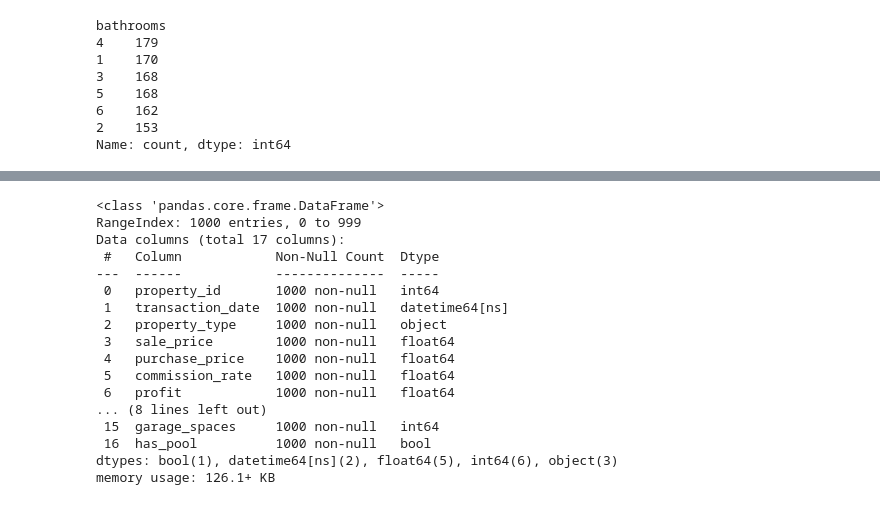
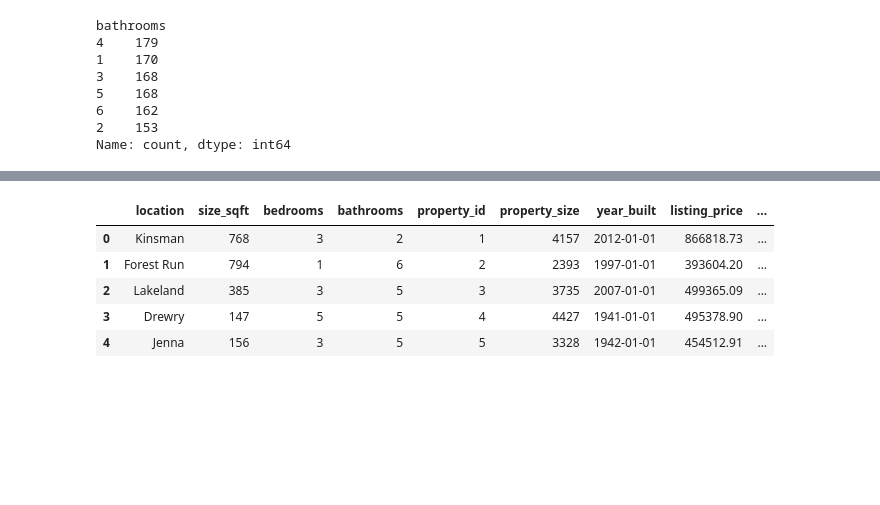
Before and after one commit to Julio-M-Siqueira/aMORA-Test, a Jupyter notebook: notebook.ipynb, the cells around one changed output, grey strips where cells are left out. Cells and saved outputs as stored; diff of their text form; code cells hidden in the pictures; blank space fills up the shorter version.

```diff
--- a/notebook.ipynb
+++ b/notebook.ipynb
@@ -285,20 +303,9 @@ merge.head(5)
-# %%
-merge.info()
-# %% [output]
-<class 'pandas.core.frame.DataFrame'>
-RangeIndex: 1000 entries, 0 to 999
-Data columns (total 17 columns):
- #   Column            Non-Null Count  Dtype
----  ------            --------------  -----
- 0   property_id       1000 non-null   int64
- 1   transaction_date  1000 non-null   datetime64[ns]
- 2   property_type     1000 non-null   object
- 3   sale_price        1000 non-null   float64
- 4   purchase_price    1000 non-null   float64
- 5   commission_rate   1000 non-null   float64
- 6   profit            1000 non-null   float64
-... (8 lines left out)
- 15  garage_spaces     1000 non-null   int64
- 16  has_pool          1000 non-null   bool
-dtypes: bool(1), datetime64[ns](2), float64(5), int64(6), object(3)
-memory usage: 126.1+ KB
+# %%
+property.head(5)
+# %% [output]
+|  | location | size_sqft | bedrooms | bathrooms | property_id | property_size | year_built | listing_price | ... |
+| 0 | Kinsman | 768 | 3 | 2 | 1 | 4157 | 2012-01-01 | 866818.73 | ... |
+| 1 | Forest Run | 794 | 1 | 6 | 2 | 2393 | 1997-01-01 | 393604.20 | ... |
+| 2 | Lakeland | 385 | 3 | 5 | 3 | 3735 | 2007-01-01 | 499365.09 | ... |
+| 3 | Drewry | 147 | 5 | 5 | 4 | 4427 | 1941-01-01 | 495378.90 | ... |
+| 4 | Jenna | 156 | 3 | 5 | 5 | 3328 | 1942-01-01 | 454512.91 | ... |
```
Also changed, not shown: parts of 3 cells of this notebook.
